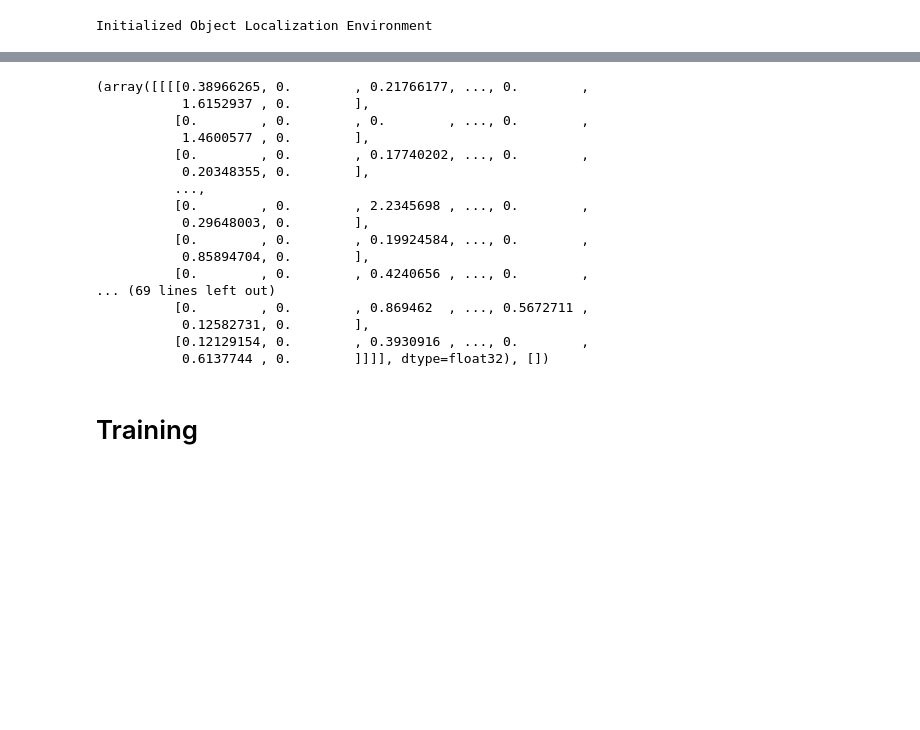
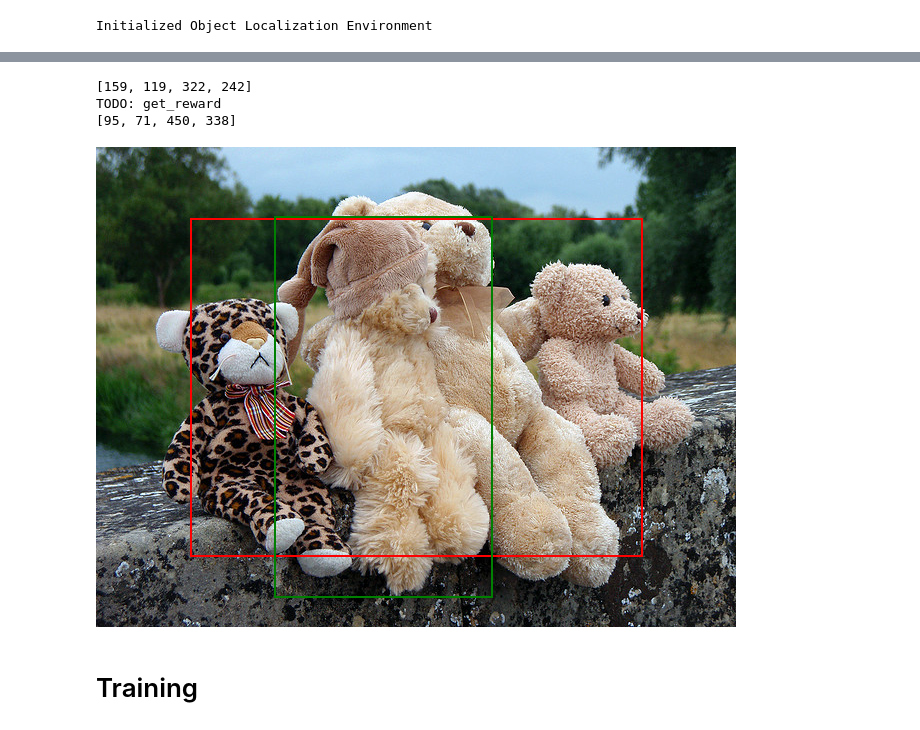
Before and after one commit to cooliotonyio/MovingEdgeDeepRLObjectLocalization, a Jupyter notebook: experiments.ipynb, the cells around one changed output, grey strips where cells are left out. Drawn from its saved outputs; the diff is of its cells as text; code cells hidden in the pictures; blank space fills up the shorter version.

```diff
--- a/experiments.ipynb
+++ b/experiments.ipynb
@@ -128,7 +175,7 @@ class ObjectLocalizationEnv():
 # %%
-# Pretrained feature extractor
-cnn = tf.keras.applications.VGG16(weights="imagenet", include_top = False)
-env = ObjectLocalizationEnv(cnn, (244, 244))
+model = tf.keras.models.Sequential(tf.keras.applications.VGG16(weights="imagenet", include_top = True).layers[:-2])
+
+env = ObjectLocalizationEnv(model, (224, 224))
 # %% [output]
 Initialized Object Localization Environment
 # %%
@@ -144,23 +193,17 @@ env.show()
+# %%
+action = [0,0,0,0,1,0,0,0,0]
+# %%
+print(env.obs_bbox)
+env.step(action)
+print(env.obs_bbox)
+# %% [output]
+[159, 119, 322, 242]
+TODO: get_reward
+[95, 71, 450, 338]
 # %%
-env.get_env_state()
+env.show()
 # %% [output]
-(array([[[[0.38966265, 0.        , 0.21766177, ..., 0.        ,
-           1.6152937 , 0.        ],
-          [0.        , 0.        , 0.        , ..., 0.        ,
-           1.4600577 , 0.        ],
-          [0.        , 0.        , 0.17740202, ..., 0.        ,
-           0.20348355, 0.        ],
-          ...,
-          [0.        , 0.        , 2.2345698 , ..., 0.        ,
-           0.29648003, 0.        ],
-          [0.        , 0.        , 0.19924584, ..., 0.        ,
-           0.85894704, 0.        ],
-          [0.        , 0.        , 0.4240656 , ..., 0.        ,
-... (69 lines left out)
-          [0.        , 0.        , 0.869462  , ..., 0.5672711 ,
-           0.12582731, 0.        ],
-          [0.12129154, 0.        , 0.3930916 , ..., 0.        ,
-           0.6137744 , 0.        ]]]], dtype=float32), [])
+[figure, added]
 # %% [markdown]
 # Training
 # %%
```
Also changed, not shown: parts of 3 cells of this notebook.
